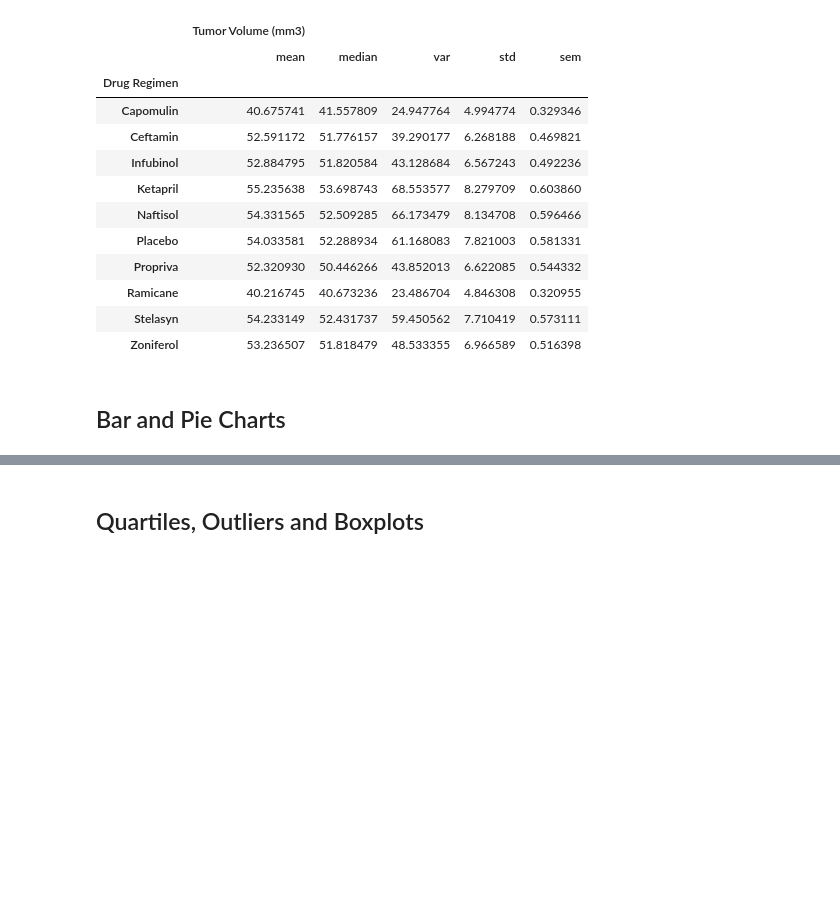
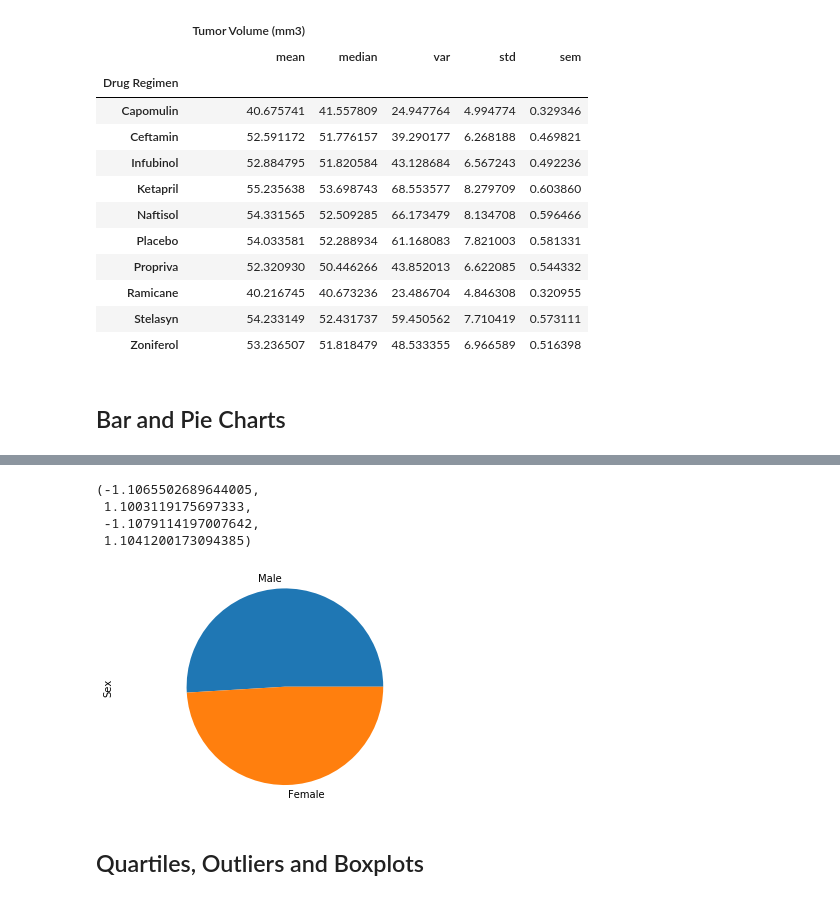
Before and after one commit to gabrielmacey/matplotlib-challenge, a Jupyter notebook: Mouse/pymaceuticals_starter.ipynb, the cells around one changed output, grey strips where cells are left out. Drawn from its saved outputs; the diff is of its cells as text; code cells hidden in the pictures; blank space fills up the shorter version.

```diff
--- a/Mouse/pymaceuticals_starter.ipynb
+++ b/Mouse/pymaceuticals_starter.ipynb
@@ -141,5 +166,14 @@ drug_regimen_agg
 # %%
 # Generate a pie plot showing the distribution of female versus male mice using pandas
+mouse_sex = clean_mouse["Sex"].value_counts()
+mouse_sex.plot(kind="pie")
+plt.axis("equal")
+# %% [output]
+(-1.1065502689644005,
+ 1.1003119175697333,
+ -1.1079114197007642,
+ 1.1041200173094385)
+[figure, added]
 # %%
 # Generate a pie plot showing the distribution of female versus male mice using pyplot
 # %% [markdown]
```
Also changed, not shown: parts of 3 cells of this notebook, 2 other files.
